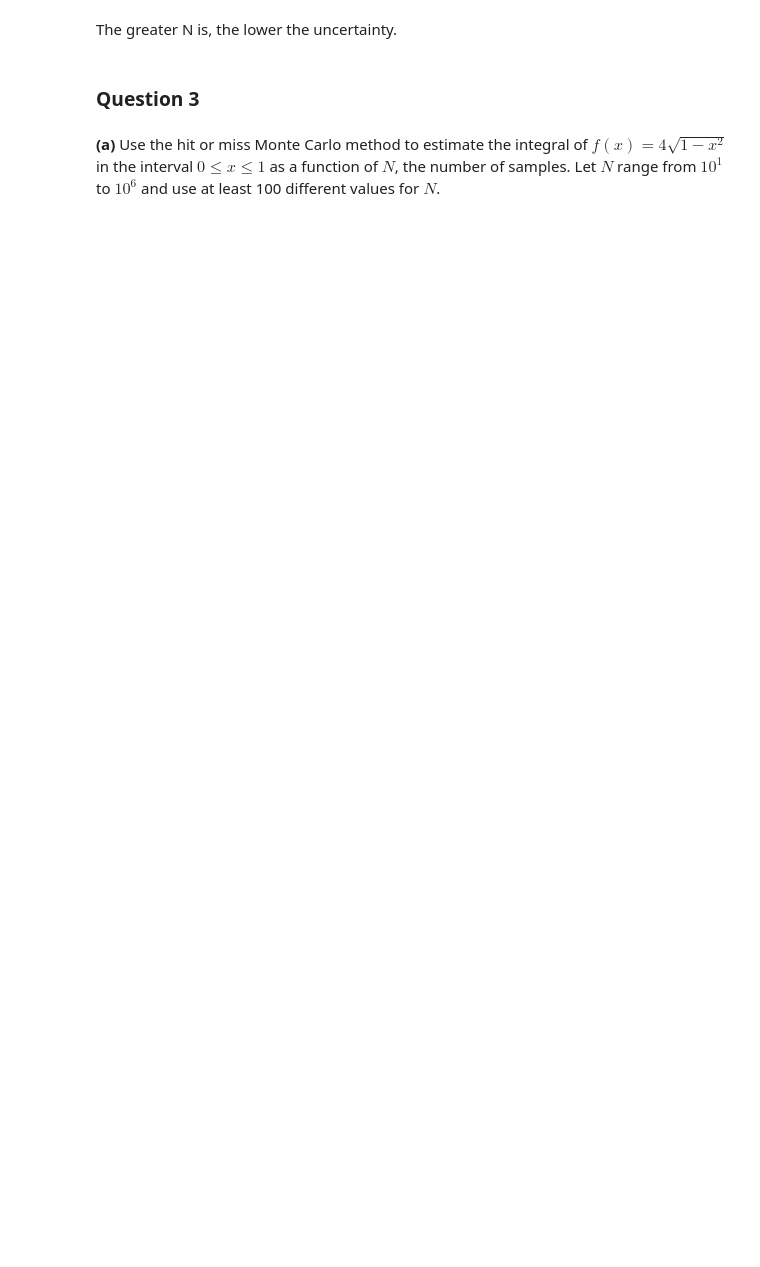
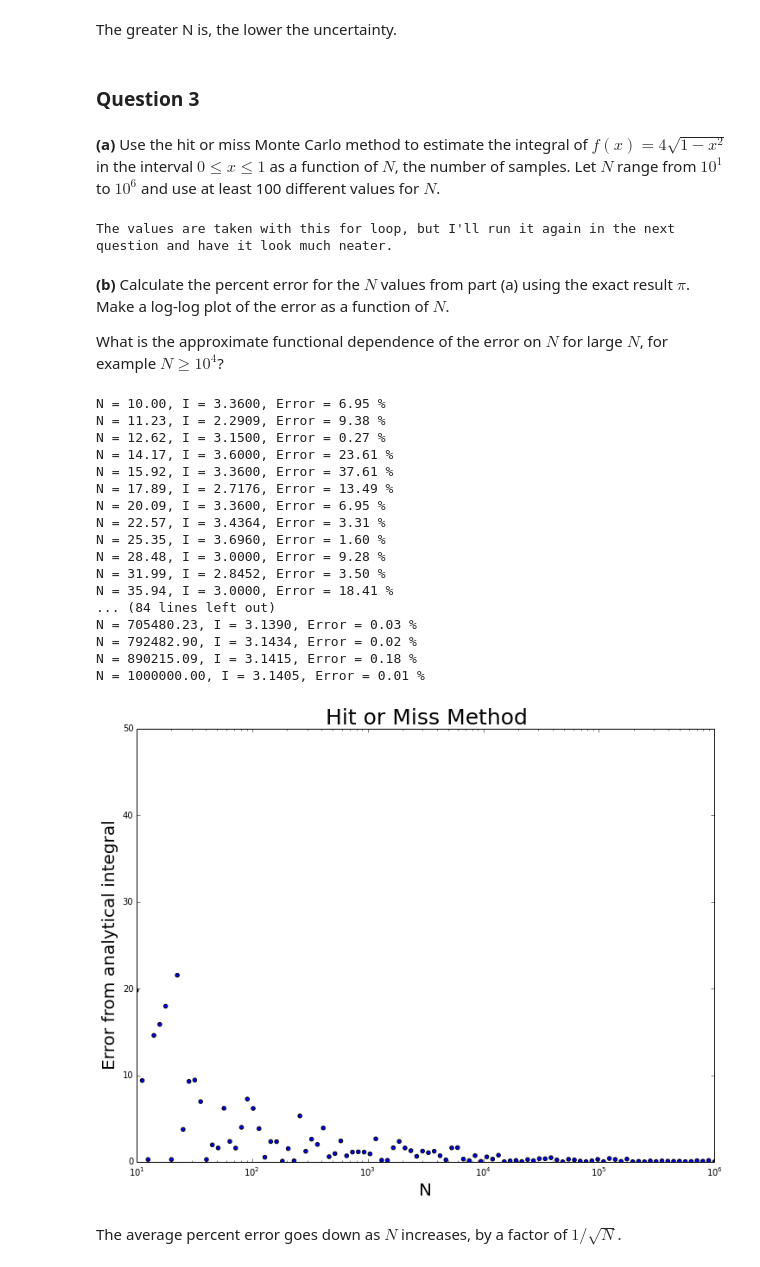
Before and after one commit to pcnelson202/PHYS202-S14, a Jupyter notebook: SciPy/MCIntegrationExercises.ipynb, the cells around one changed output. Saved outputs shown, nothing was run; the diff lists cells and outputs as text; code cells hidden in the pictures; blank space fills up the shorter version.

```diff
--- a/SciPy/MCIntegrationExercises.ipynb
+++ b/SciPy/MCIntegrationExercises.ipynb
@@ -136,3 +136,64 @@ The greater N is, the lower the uncertainty.
 ### Question 3
 # %% [markdown]
 **(a)** Use the hit or miss Monte Carlo method to estimate the integral of $f(x) = 4\sqrt{1 - x^{2}}$ in the interval $0≤x≤1$ as a function of $N$, the number of samples. Let $N$ range from $10^{1}$ to $10^{6}$ and use at least 100 different values for $N$.
+# %%
+def functionofN(N):
+    f = lambda x: 4*np.sqrt(1-(x**2))
+    x = np.arange(0.,1.,0.001)
+    subx = x[logical_and((x>0),(x<1))]
+    ymax = f(subx).max()*1.05
+    ymin = 0.
+    samples_x = 0 + np.random.random_sample(N)
+    samples_y = 0 + (ymax)*np.random.random_sample(N)
+    newmask = (samples_y < f(samples_x))
+    I = (ymax*newmask.sum())/newmask.size
+    return I
+# %%
+N = logspace(1,6,100)
+for i in N:
+    functionofN(i)
+
+print "The values are taken with this for loop, but I'll run it again in the next question and have it look much neater."
+# %% [output]
+The values are taken with this for loop, but I'll run it again in the next question and have it look much neater.
+# %% [markdown]
+**(b)** Calculate the percent error for the $N$ values from part (a) using the exact result $\pi$. Make a log-log plot of the error as a function of $N$.
+
+What is the approximate functional dependence of the error on $N$ for large $N$, for example $N≥10^{4}$?
+# %%
+N = logspace(1,6,100)
+lst = []
+for i in N:
+    lst.append(abs(100*(functionofN(i)-np.pi)/np.pi))
+    print "N = %.2f,"%i, "I = %.4f,"%functionofN(i), "Error = %.2f"%(abs(100*(functionofN(i)-np.pi)/np.pi)),"%"
+
+plt.figure(figsize=[12,9])
+plt.title('Hit or Miss Method',fontsize=25)
+plt.xlabel('N',fontsize=20)
+plt.ylabel('Error from analytical integral',fontsize=20)
+plt.xscale('log')
+plt.ylim(0,50)
+plt.xlim(10,1000000)
+plt.scatter(N, lst, marker='o')
+plt.show()
+# %% [output]
+N = 10.00, I = 3.3600, Error = 6.95 %
+N = 11.23, I = 2.2909, Error = 9.38 %
+N = 12.62, I = 3.1500, Error = 0.27 %
+N = 14.17, I = 3.6000, Error = 23.61 %
+N = 15.92, I = 3.3600, Error = 37.61 %
+N = 17.89, I = 2.7176, Error = 13.49 %
+N = 20.09, I = 3.3600, Error = 6.95 %
+N = 22.57, I = 3.4364, Error = 3.31 %
+N = 25.35, I = 3.6960, Error = 1.60 %
+N = 28.48, I = 3.0000, Error = 9.28 %
+N = 31.99, I = 2.8452, Error = 3.50 %
+N = 35.94, I = 3.0000, Error = 18.41 %
+... (84 lines left out)
+N = 705480.23, I = 3.1390, Error = 0.03 %
+N = 792482.90, I = 3.1434, Error = 0.02 %
+N = 890215.09, I = 3.1415, Error = 0.18 %
+N = 1000000.00, I = 3.1405, Error = 0.01 %
+[figure, added]
+# %% [markdown]
+The average percent error goes down as $N$ increases, by a factor of $1/\sqrt{N}$.
```
Also changed, not shown: parts of 7 cells of this notebook.
